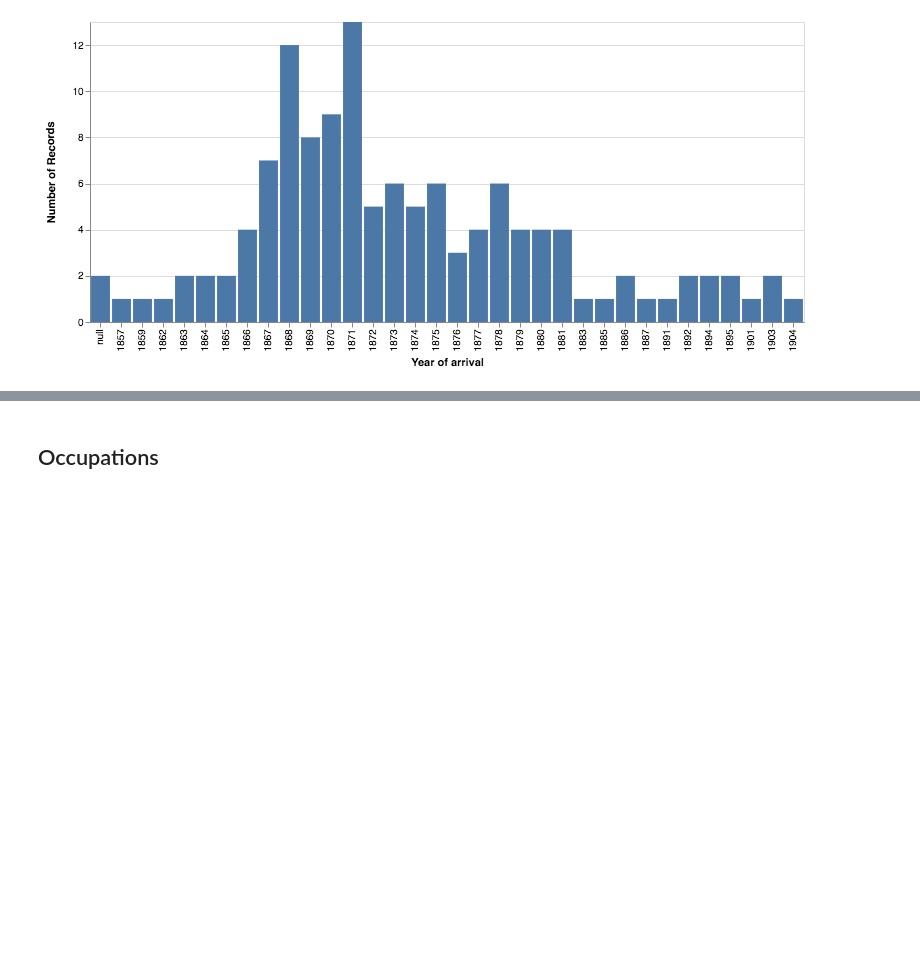
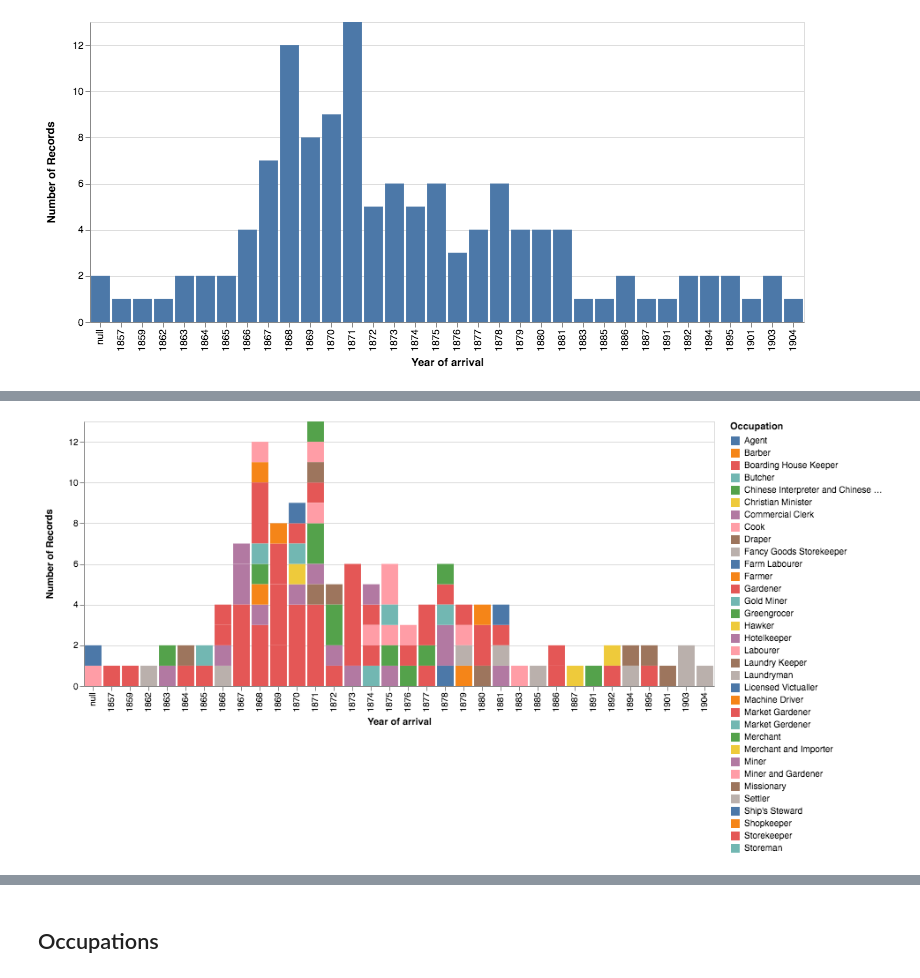
Before and after one commit to wragge/otago-naturalisations, a Jupyter notebook: Naturalisations.ipynb, the cells around one changed output, grey strips where cells are left out. Saved outputs shown, nothing was run; the diff lists cells and outputs as text; code cells hidden in the pictures; blank space fills up the shorter version.

Commit message:
More charts!

```diff
--- a/Naturalisations.ipynb
+++ b/Naturalisations.ipynb
@@ -73,3 +73,11 @@ display(chart)
 # %% [output]
 [interactive output not drawn]
 [figure]
+# %%
+alt.Chart(df).mark_bar().encode(
+    x='Year of arrival:O',
+    y='count()',
+    color='Occupation',
+    tooltip=['Year of arrival', 'Occupation', alt.Tooltip(aggregate='count', type='quantitative', title='Total')]
+)
+# %% [output]
@@ -75,0 +85 @@ display(chart)
+[figure, added]
```
Also changed, not shown: parts of 15 cells of this notebook, 1 other file.
